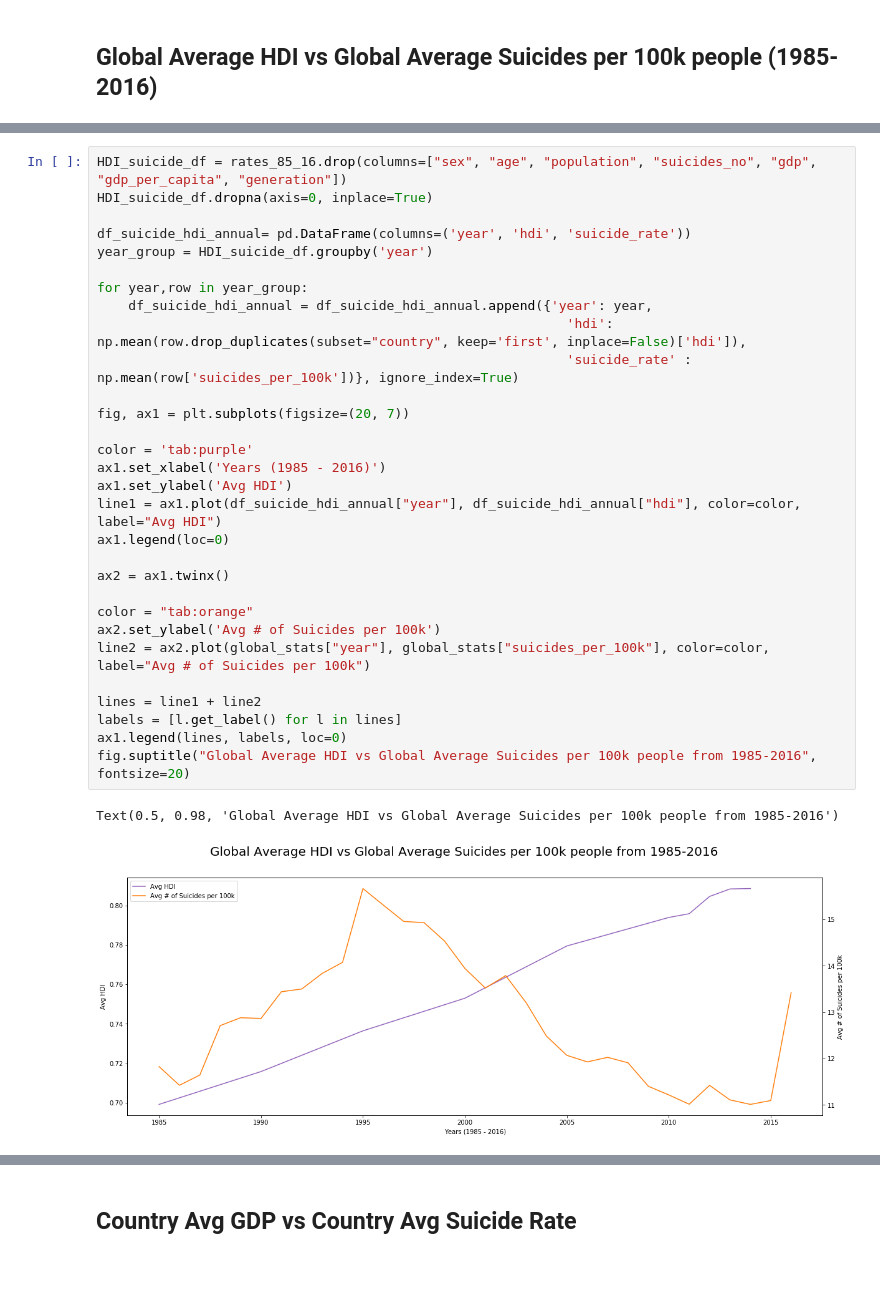
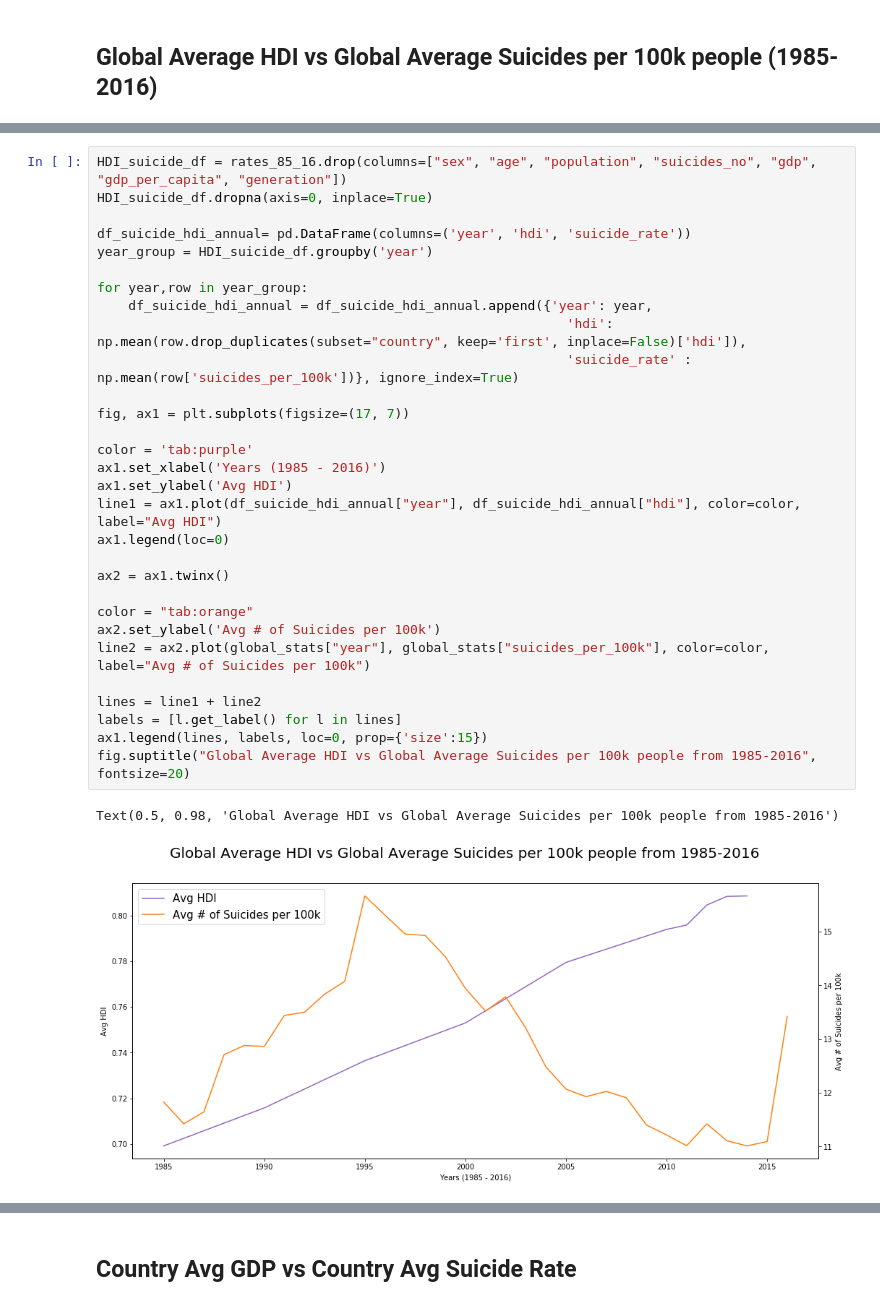
Before and after one commit to sethdagostino/COGS-108-Final-Project, a Jupyter notebook: FinalProject.ipynb, the cells around one changed output, grey strips where cells are left out. Drawn from its saved outputs; the diff is of its cells as text; blank space fills up the shorter version.

```diff
--- a/FinalProject.ipynb
+++ b/FinalProject.ipynb
@@ -254,34 +269,34 @@ Text(0.5, 0.98, 'Global Average GDP per capita vs Global Average Suicides per 10
 # %%
 HDI_suicide_df = rates_85_16.drop(columns=["sex", "age", "population", "suicides_no", "gdp", "gdp_per_capita", "generation"])
 HDI_suicide_df.dropna(axis=0, inplace=True)
 
 df_suicide_hdi_annual= pd.DataFrame(columns=('year', 'hdi', 'suicide_rate'))
 year_group = HDI_suicide_df.groupby('year')
 
 for year,row in year_group:
     df_suicide_hdi_annual = df_suicide_hdi_annual.append({'year': year,
                                                             'hdi': np.mean(row.drop_duplicates(subset="country", keep='first', inplace=False)['hdi']),
                                                             'suicide_rate' : np.mean(row['suicides_per_100k'])}, ignore_index=True)
 
-fig, ax1 = plt.subplots(figsize=(20, 7))
+fig, ax1 = plt.subplots(figsize=(17, 7))
 
 color = 'tab:purple'
 ax1.set_xlabel('Years (1985 - 2016)')
 ax1.set_ylabel('Avg HDI')
 line1 = ax1.plot(df_suicide_hdi_annual["year"], df_suicide_hdi_annual["hdi"], color=color, label="Avg HDI")
 ax1.legend(loc=0)
 
 ax2 = ax1.twinx()
 
 color = "tab:orange"
 ax2.set_ylabel('Avg # of Suicides per 100k')
 line2 = ax2.plot(global_stats["year"], global_stats["suicides_per_100k"], color=color, label="Avg # of Suicides per 100k")
 
 lines = line1 + line2
 labels = [l.get_label() for l in lines]
-ax1.legend(lines, labels, loc=0)
+ax1.legend(lines, labels, loc=0, prop={'size':15})
 fig.suptitle("Global Average HDI vs Global Average Suicides per 100k people from 1985-2016", fontsize=20)
 # %% [output]
 Text(0.5, 0.98, 'Global Average HDI vs Global Average Suicides per 100k people from 1985-2016')
-[figure, old version]
+[figure, new version]
 # %%
```
Also changed, not shown: parts of 31 cells of this notebook.
